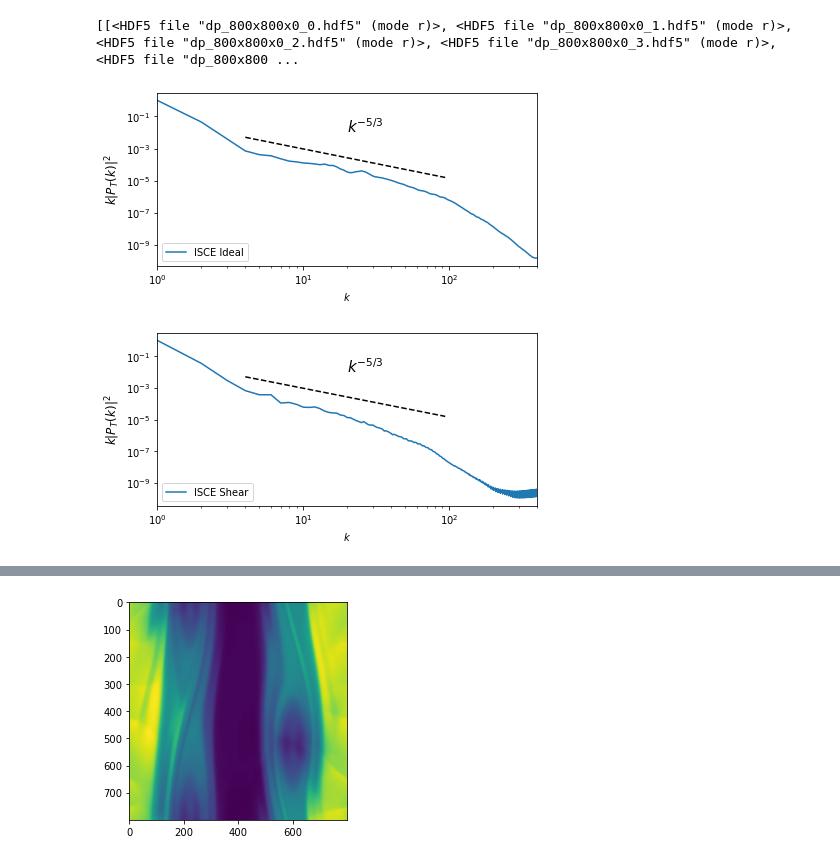
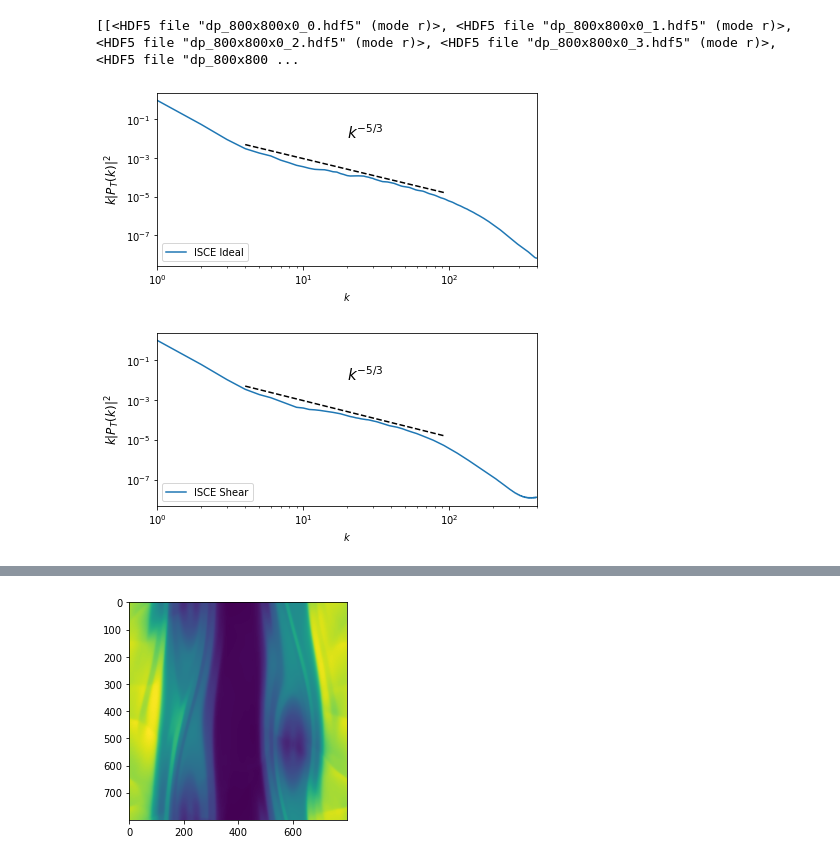
Before and after one commit to MarcusHatton/Plotting, a Jupyter notebook: KolmogorovOriginal.ipynb, the cells around one changed output, grey strips where cells are left out. Cells and saved outputs as stored; diff of their text form; code cells hidden in the pictures.

Commit message:
Kolmo plotting for KH

```diff
--- a/KolmogorovOriginal.ipynb
+++ b/KolmogorovOriginal.ipynb
@@ -124,37 +122,42 @@ print(fss,labels,names)
 # %% [output]
 [[<HDF5 file "dp_800x800x0_0.hdf5" (mode r)>, <HDF5 file "dp_800x800x0_1.hdf5" (mode r)>, <HDF5 file "dp_800x800x0_2.hdf5" (mode r)>, <HDF5 file "dp_800x800x0_3.hdf5" (mode r)>, <HDF5 file "dp_800x800 ...
 # %%
+ISCESpecIdeal = 0
+ISCESpecShear = 0
 for fs, label, name in zip(fss, labels, names):
-    Ideal = fs[-1]
+    Ideal = fs[4]
     #idealT = Ideal.t.index(min(Ideal.t, key=lambda x : abs(x-3.0)))
     Nideal = fs[-1]['Domain'].attrs['nx'][0] // 2
     KESpecIdeal = getPowerSpectrumSq(Ideal, GetKESF(Ideal))
-
+    if(name == 'ISCE_Id'):
+        ISCESpecIdeal = KESpecIdeal
+    if(name == 'ISCE_Sh'):
+        ISCESpecShear = KESpecIdeal
 
     ### Model Power Spectrum
 
     fig, axs = plt.subplots(1, 1, sharex=True)
     fig.set_size_inches(6,3)
     fig.tight_layout()
 
     # Kinetic energy density power
     axs.loglog(np.arange(1, Nideal+1), np.arange(1, Nideal+1)*KESpecIdeal, label=label)# label=r'$IS \ Ideal$')
     #     axs.loglog(np.arange(1, Nresistive+1), np.arange(1, Nresistive+1)*KESpecResistive, label=r'$Single \ Fluid \ Resistive$')
     #     axs.loglog(np.arange(1, NtwoFluid+1), np.arange(1, NtwoFluid+1)*KESpecTwoFluid, label=r'$Two \ Fluid \ Resistive$')
     axs.set_ylabel(r"$k|P_{T}(k)|^2$", {'fontsize':'large'})
     axs.set_xlabel(r'$k$')
     # axs.loglog([4, 94.868], [5*10**-3, 5*10**(-3 - 1.5*5/3)], 'k--')
     axs.loglog([4, 94], [5*10**-3, 5*10**(-3 - 1.5*5/3)], 'k--')
     axs.annotate(r'$k^{-5/3}$', xy=(20, 0.01), fontsize=15)
     axs.set_xlim([1, Nideal])
     axs.legend(loc='lower left')
 
 
     # plt.savefig('ConfirmationReportPlots/KH/KolmoEnergyIdeal.eps', format='eps', dpi=1200, bbox_inches='tight')
-    plt.savefig('ConfirmationReportPlots/KH/KolmoEnergy_'+name+'.pdf', dpi=1200, bbox_inches='tight')
+#     plt.savefig('ConfirmationReportPlots/KH/KolmoEnergy_'+name+'.pdf', dpi=1200, bbox_inches='tight')
 
     plt.show()
 # %% [output]
-[figure, old version]
+[figure, new version]
-[figure, old version]
+[figure, new version]
 # %%
```
Also changed, not shown: parts of 3 cells of this notebook.
